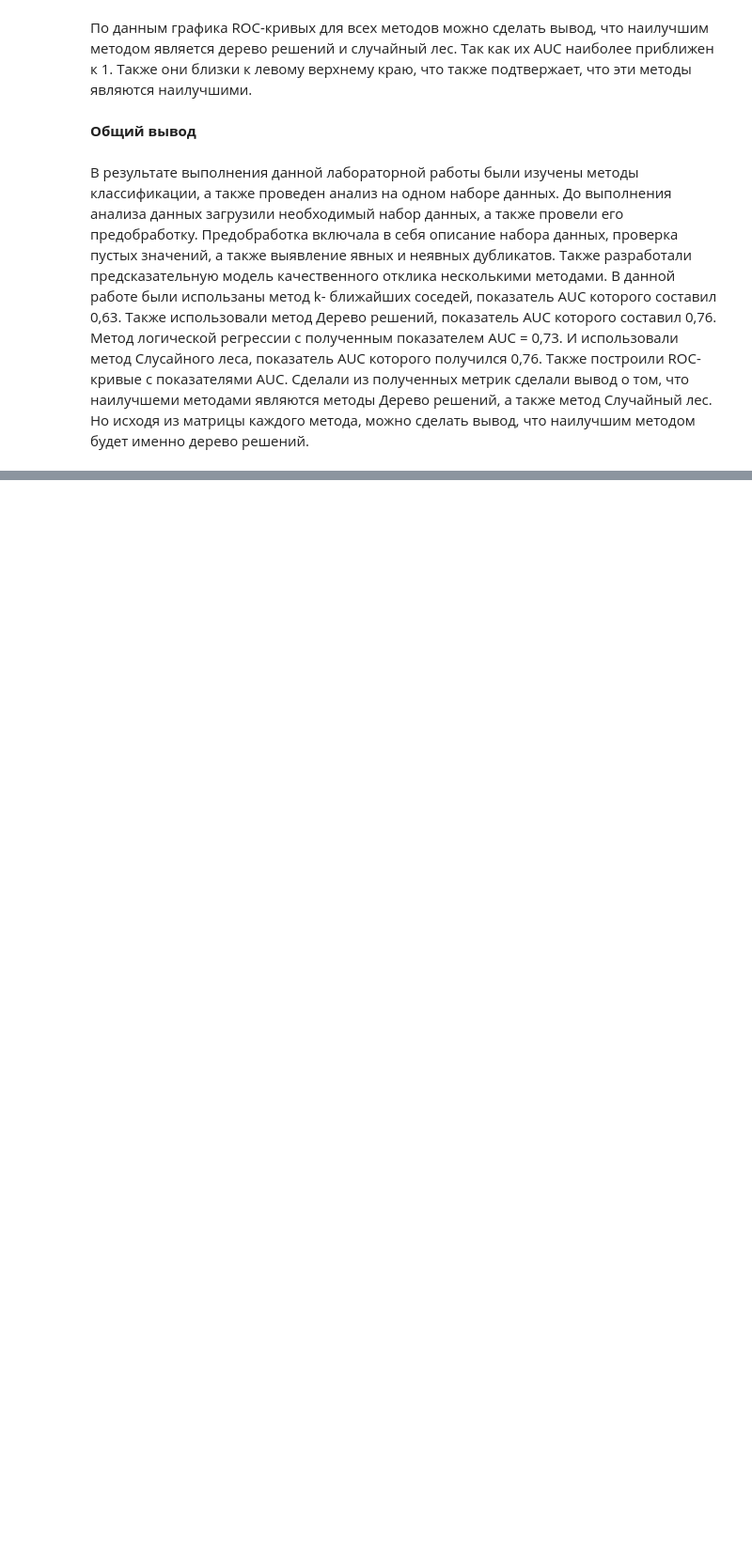
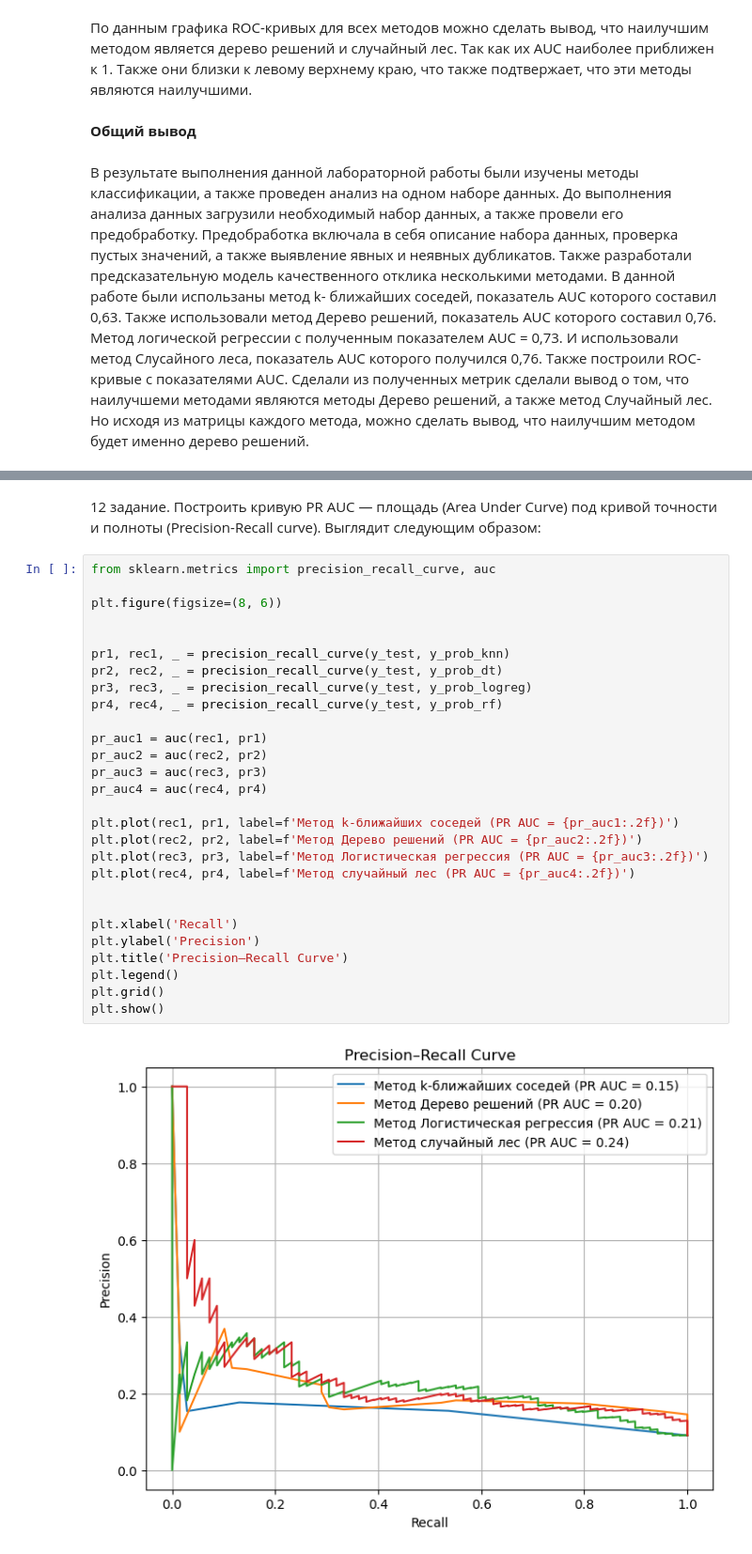
Before and after one commit to AlisaRezanova/LR5, a Jupyter notebook: ЛР5_Резанова_Вариант2.ipynb, the cells around one changed output, grey strips where cells are left out. Shown at 94% size. Cells and saved outputs as stored; diff of their text form; blank space fills up the shorter version.

```diff
--- a/ЛР5_Резанова_Вариант2.ipynb
+++ b/ЛР5_Резанова_Вариант2.ipynb
@@ -384,0 +914,33 @@ plt.show()
+# %% [markdown]
+12 задание. Построить кривую PR AUC — площадь (Area Under Curve) под кривой точности и
+полноты (Precision-Recall curve). Выглядит следующим образом:
+# %%
+from sklearn.metrics import precision_recall_curve, auc
+
+plt.figure(figsize=(8, 6))
+
+
+pr1, rec1, _ = precision_recall_curve(y_test, y_prob_knn)
+pr2, rec2, _ = precision_recall_curve(y_test, y_prob_dt)
+pr3, rec3, _ = precision_recall_curve(y_test, y_prob_logreg)
+pr4, rec4, _ = precision_recall_curve(y_test, y_prob_rf)
+
+pr_auc1 = auc(rec1, pr1)
+pr_auc2 = auc(rec2, pr2)
+pr_auc3 = auc(rec3, pr3)
+pr_auc4 = auc(rec4, pr4)
+
+plt.plot(rec1, pr1, label=f'Метод k-ближайших соседей (PR AUC = {pr_auc1:.2f})')
+plt.plot(rec2, pr2, label=f'Метод Дерево решений (PR AUC = {pr_auc2:.2f})')
+plt.plot(rec3, pr3, label=f'Метод Логистическая регрессия (PR AUC = {pr_auc3:.2f})')
+plt.plot(rec4, pr4, label=f'Метод случайный лес (PR AUC = {pr_auc4:.2f})')
+
+
+plt.xlabel('Recall')
+plt.ylabel('Precision')
+plt.title('Precision–Recall Curve')
+plt.legend()
+plt.grid()
+plt.show()
+# %% [output]
+[figure, added]
```
Also changed, not shown: parts of 96 cells of this notebook.
